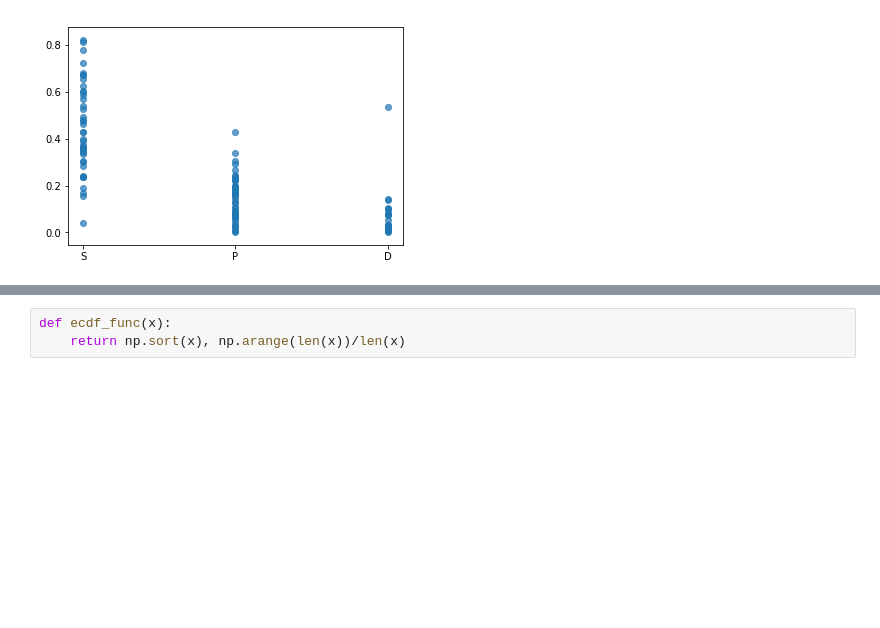
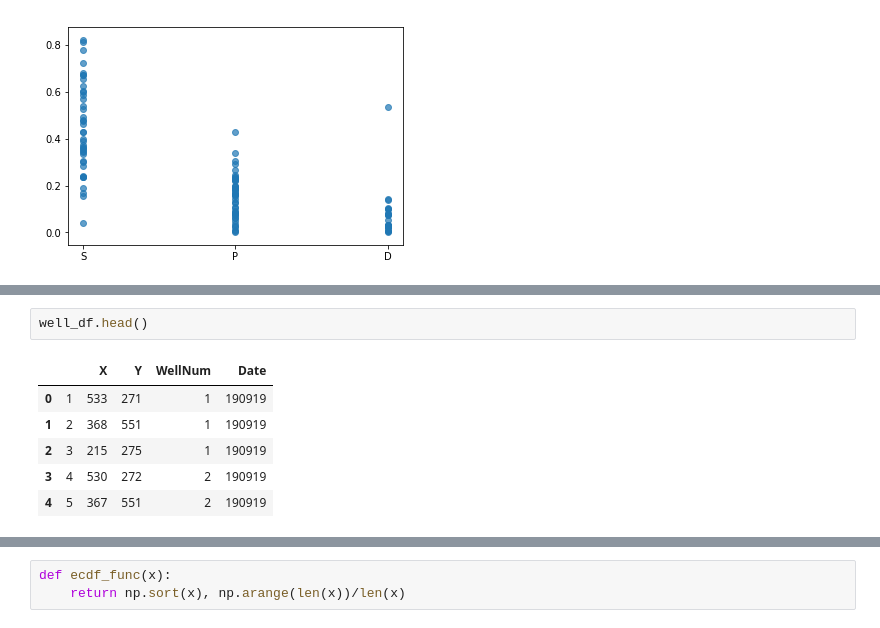
Before and after one commit to Tomnaragon/DCHC_transfer_Experiment, a Jupyter notebook: Deeplabcut_data/Movement_processing.ipynb, the cells around one changed output, grey strips where cells are left out. Cells and saved outputs as stored; diff of their text form; blank space fills up the shorter version.

```diff
--- a/Deeplabcut_data/Movement_processing.ipynb
+++ b/Deeplabcut_data/Movement_processing.ipynb
@@ -233 +242,10 @@ plt.scatter(metadata['species'],metadata['touching'],alpha=0.7)
+# %%
+well_df.head()
+# %% [output]
+|  |  | X | Y | WellNum | Date |
+| 0 | 1 | 533 | 271 | 1 | 190919 |
+| 1 | 2 | 368 | 551 | 1 | 190919 |
+| 2 | 3 | 215 | 275 | 1 | 190919 |
+| 3 | 4 | 530 | 272 | 2 | 190919 |
+| 4 | 5 | 367 | 551 | 2 | 190919 |
 # %%
```
Also changed, not shown: parts of 15 cells of this notebook.
